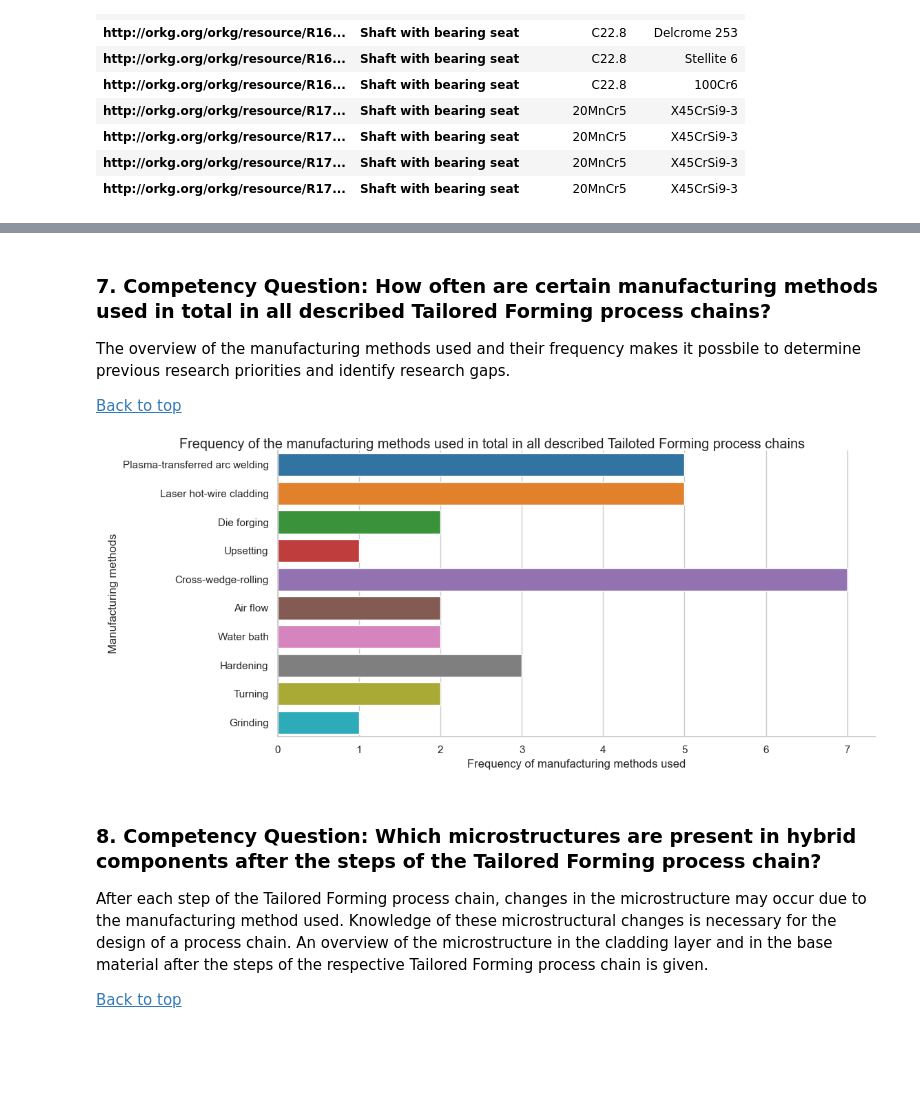
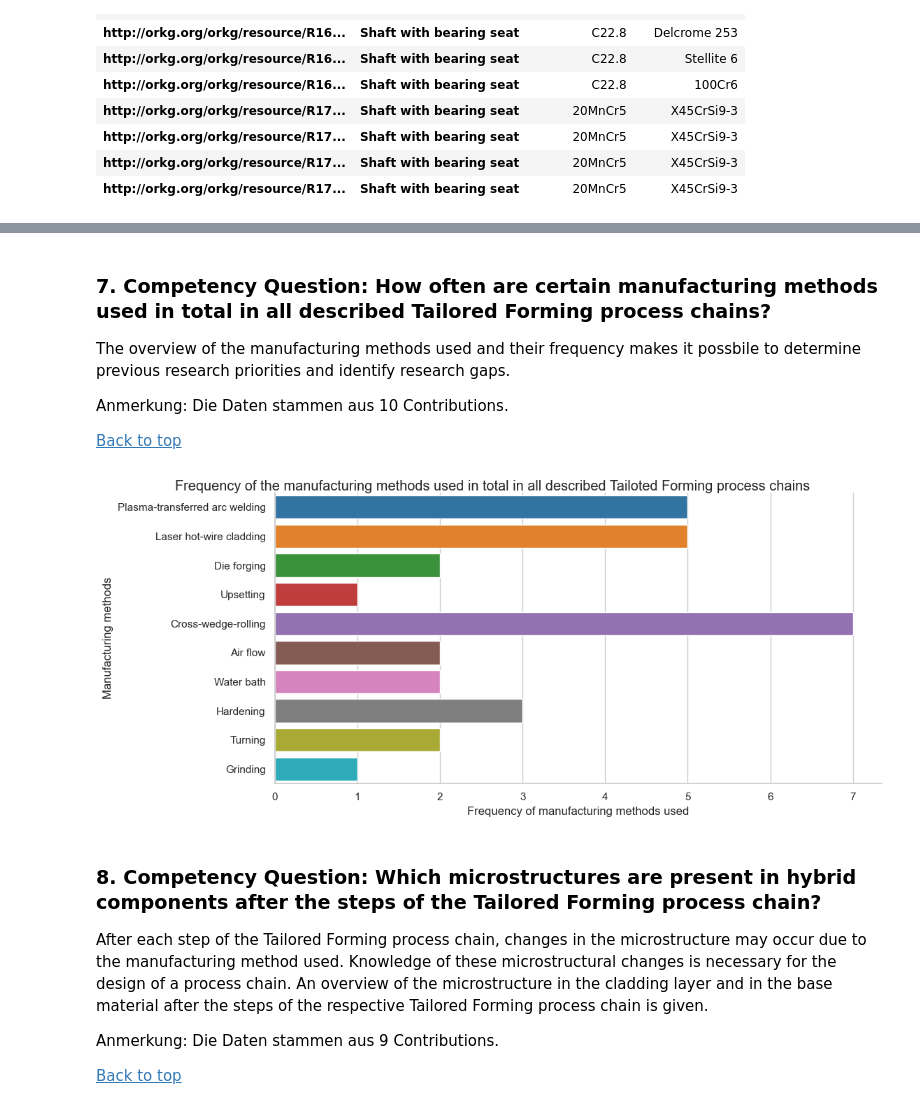
Before and after one commit to okarras/Jupyter-Notebooks, a Jupyter notebook: TailoredFormingAnalysis/tf_orkg.ipynb, the cells around one changed output, grey strips where cells are left out. Saved outputs shown, nothing was run; the diff lists cells and outputs as text; code cells hidden in the pictures; blank space fills up the shorter version.

```diff
--- a/TailoredFormingAnalysis/tf_orkg.ipynb
+++ b/TailoredFormingAnalysis/tf_orkg.ipynb
@@ -19,10 +19,11 @@ This description includes the entire process chain with its steps, source materi
 ## Loading data from ORKG SPAQRL endpoint
 First, the data from the publications on *Tailored Forming Process Chain for the Manufacturing of Hybrid Components* is loaded from the Open Research Knowledge Graph ([ORKG](https://www.orkg.org/orkg/)) using the developed template.
 # %%
-%matplotlib widget
+#%matplotlib inline
 import sparql_dataframe
 import seaborn as sns
 import matplotlib.pyplot as plt
+from matplotlib.ticker import MultipleLocator
 import dataframe_image as dfi
 
 #We are changing the url from orkg.org/orkg to orkg.org/ so if my query is not working this could be the issue
@@ -72,6 +73,7 @@ query = """
                 ?manu_method_resrc orkgp:P7111 ?manu_method_name.
                 ?manu_method_name rdfs:label ?manufacture_method.
 
+                #Comment for refactoring: unnest the optionals and add the bindings below to the respective sub-optionals
                 #Get the qualities
                 Optional{?material_resrc orkgp:P7113 ?quality_resrc.
                         ?quality_resrc orkgp:P7111 ?quality_type;
@@ -83,22 +85,22 @@ query = """
                                                orkgp:HAS_RESULTS ?measurement.
                                 ?method_name rdfs:label ?measure_method.}
 
-                        #Get the range and unit of the resulting component
+                        #Get the measurement value and unit of the resulting component
+                        OPTIONAL{?measurement orkgp:HAS_VALUE ?value.
+                                BIND(?value AS ?backup_value_1).
+                                ?value orkgp:P44011 ?measurement_value.
+                                BIND(IF(REGEX(STR(?measurement_value), "^\\\d*\\\.?\\\d*$", "i"), xsd:float(?measurement_value), "") AS ?num_value)
+                                BIND(IF(REGEX(STR(?measurement_value), "^\\\d*\\\.?\\\d*$", "i"), "", STR(?measurement_value)) AS ?textual_value)
+                                OPTIONAL{?value orkgp:P42000 ?value_unit.}
+                                }
+
+                         #Get the range and unit of the resulting component
                         OPTIONAL{?measurement orkgp:P44010 ?range.
                                 ?range orkgp:P43248 ?lower_value;
                                         orkgp:P43247 ?upper_value.
-                                ?upper_value orkgp:P42000 ?range_unit.
                                 ?lower_value orkgp:P44011 ?lower_num_value.
-                                ?upper_value orkgp:P44011 ?upper_num_value.}
-
-                        #Get the measurement value and unit of the resulting component
-                        OPTIONAL{?measurement orkgp:HAS_VALUE ?value.
-                                BIND(?value AS ?backup_value).
-                                ?value orkgp:P44011 ?measurement_value.
-                                BIND(IF(REGEX(?measurement_value, "^\\\d*\\\.?\\\d*$", "i"), xsd:float(?measurement_value), "") AS ?num_value)
-                                BIND(IF(REGEX(?measurement_value, "^\\\d*\\\.?\\\d*$", "i"), "", ?measurement_value) AS ?textual_value)
-                                OPTIONAL{?value orkgp:P42000 ?value_unit.}
-                                }
+                                ?upper_value orkgp:P44011 ?upper_num_value.
+                                ?upper_value orkgp:P42000 ?range_unit.}
                         }
 
                 #If no value is reported, calculate the average value based on the reported range
@@ -261,10 +302,13 @@ An important criterion for components subjected to rolling loads is the service
 [Back to top](#top)
 # %%
 fatigue_data = tf_data[(tf_data.quality == 'Fatigue') & (tf_data.step_number == 5)][['contrib_url', 'component', 'calc_value', 'unit']]
+display(fatigue_data)
+sns.set_style('whitegrid')
+sns.set_context('notebook')
 
 g = sns.catplot(x='calc_value', y='contrib_url', data=fatigue_data, kind='bar', height=5, aspect=1.8, facet_kws={'legend_out': True})
-g.fig.suptitle('Service life of hybrid components', y=1.0)
-g.set(xlabel='Service life [h]', ylabel='Hybrid components')
+#g.fig.suptitle('Service life of hybrid components', y=1.0)
+g.set(xlabel='Service life [h]', ylabel='TFPC reporting on the service life\n of a hybrid component')
 plt.savefig('Images/Service life of hybrid components.png', dpi=300)
 plt.show()
 # %% [output]
@@ -277,8 +327,8 @@ In addition to the higher-level steps of the Tailored Forming process chain, e.g
 [Back to top](#top)
 # %%
 method_data = tf_data.loc[:,['contrib_url','component', 'step_number', 'step_name', 'manufacture_method']].drop_duplicates().sort_values('step_number')
-method_data.columns = ['Contribution URL', 'Component', 'Step Number', 'Step Name', 'Manufacturing Method']
-mehtod_table = method_data.pivot(index=['Contribution URL', 'Component'], columns=['Step Number', 'Step Name'], values='Manufacturing Method').fillna('--', inplace=False)
+method_data.columns = ['Tailored Forming Process Chain (TFPC)', 'Hybird component', 'Step number', 'Step name', 'Manufacturing method']
+mehtod_table = method_data.pivot(index=['Tailored Forming Process Chain (TFPC)', 'Hybird component'], columns=['Step number', 'Step name'], values='Manufacturing method').fillna('--', inplace=False)
 #dfi.export(mehtod_table, 'Images/Manufacturing methods used in each step.png')
 mehtod_table
 # %% [output]
@@ -300,20 +350,24 @@ mehtod_table
 ### 7. Competency Question: How often are certain manufacturing methods used in total in all described Tailored Forming process chains?
 The overview of the manufacturing methods used and their frequency makes it possbile to determine previous research priorities and identify research gaps.
 
+Anmerkung: Die Daten stammen aus 10 Contributions.
+
 [Back to top](#top)
 # %%
-g = sns.catplot(y='Manufacturing Method', data=method_data, kind='count', height=5, aspect=2.3, facet_kws={'legend_out': True})
+g = sns.catplot(y='Manufacturing method', data=method_data, kind='count', height=5, aspect=2.3, facet_kws={'legend_out': True})
 g.fig.suptitle('Frequency of the manufacturing methods used in total in all described Tailoted Forming process chains', y=1.0)
 g.set(xlabel='Frequency of manufacturing methods used', ylabel='Manufacturing methods')
 plt.savefig('Images/Frequency of manufacturing methods used.png', dpi=300)
 plt.show()
 # %% [output]
-[figure, old version]
+[figure, new version]
 # %% [markdown]
 <a id='q8'></a>
 ### 8. Competency Question: Which microstructures are present in hybrid components after the steps of the Tailored Forming process chain?
 After each step of the Tailored Forming process chain, changes in the microstructure may occur due to the manufacturing method used. Knowledge of these microstructural changes is necessary for the design of a process chain. An overview of the microstructure in the cladding layer and in the base material after the steps of the respective Tailored Forming process chain is given.
 
+Anmerkung: Die Daten stammen aus 9 Contributions.
+
 [Back to top](#top)
 # %%
 microstructure_data = tf_data[tf_data.quality == 'Microstructure'][['contrib_url', 'component', 'layer', 'material', 'textual_value', 'step_name', 'step_number']]
```
Also changed, not shown: parts of 13 cells of this notebook, 7 other files.
